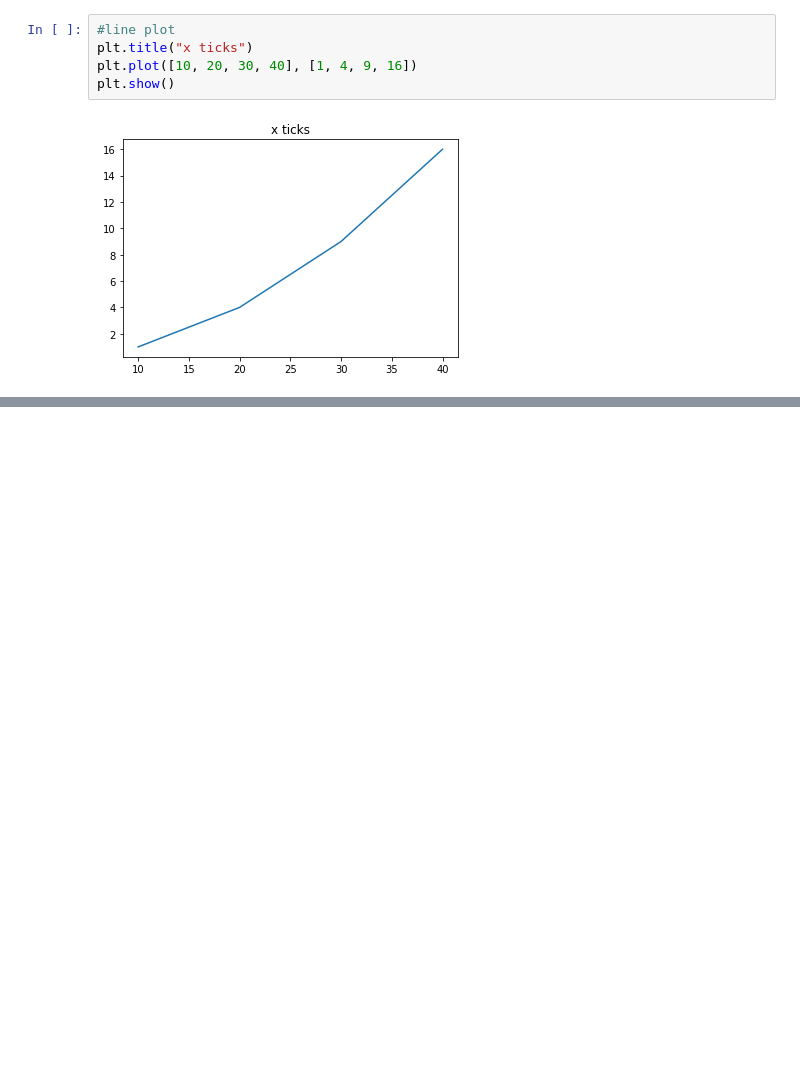
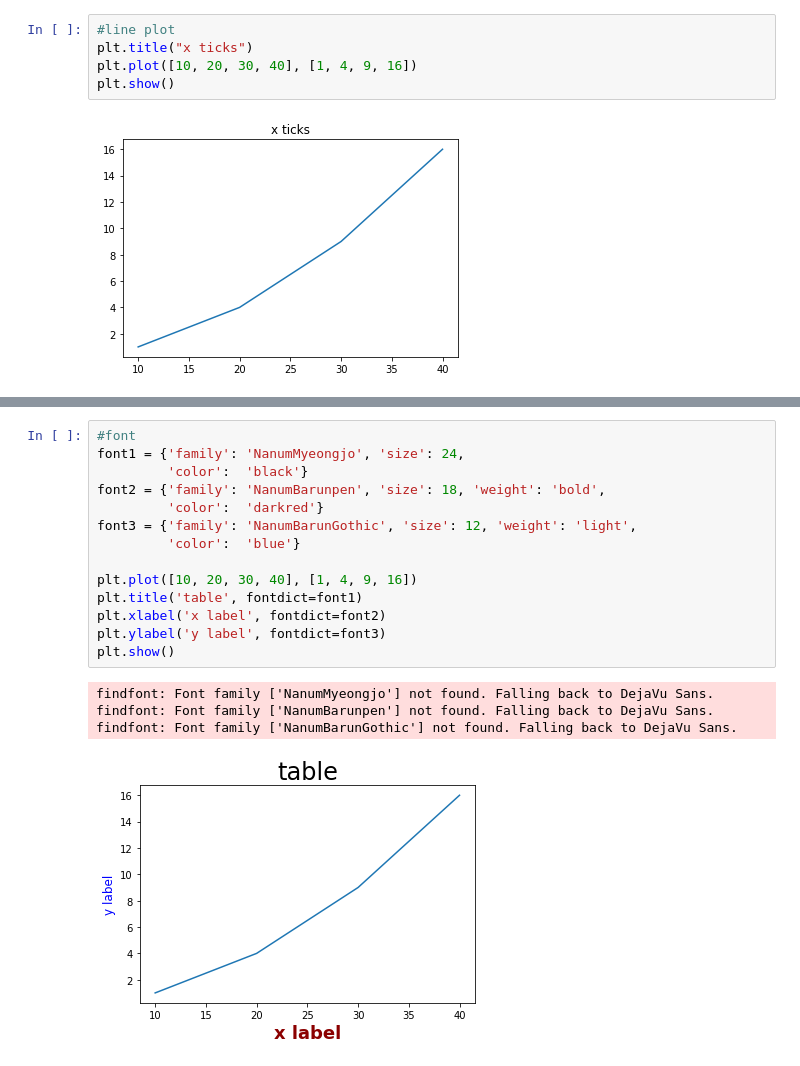
Before and after one commit to yeonghwanchoi/TIL, a Jupyter notebook: matplotlib/matplotlib.ipynb, the cells around one changed output, grey strips where cells are left out. Drawn from its saved outputs; the diff is of its cells as text; blank space fills up the shorter version.

```diff
--- a/matplotlib/matplotlib.ipynb
+++ b/matplotlib/matplotlib.ipynb
@@ -14,0 +20,19 @@ plt.show()
+# %%
+#font
+font1 = {'family': 'NanumMyeongjo', 'size': 24,
+         'color':  'black'}
+font2 = {'family': 'NanumBarunpen', 'size': 18, 'weight': 'bold',
+         'color':  'darkred'}
+font3 = {'family': 'NanumBarunGothic', 'size': 12, 'weight': 'light',
+         'color':  'blue'}
+
+plt.plot([10, 20, 30, 40], [1, 4, 9, 16])
+plt.title('table', fontdict=font1)
+plt.xlabel('x label', fontdict=font2)
+plt.ylabel('y label', fontdict=font3)
+plt.show()
+# %% [output]
+findfont: Font family ['NanumMyeongjo'] not found. Falling back to DejaVu Sans.
+findfont: Font family ['NanumBarunpen'] not found. Falling back to DejaVu Sans.
+findfont: Font family ['NanumBarunGothic'] not found. Falling back to DejaVu Sans.
+[figure, added]
```
Also changed, not shown: parts of 7 cells of this notebook.
